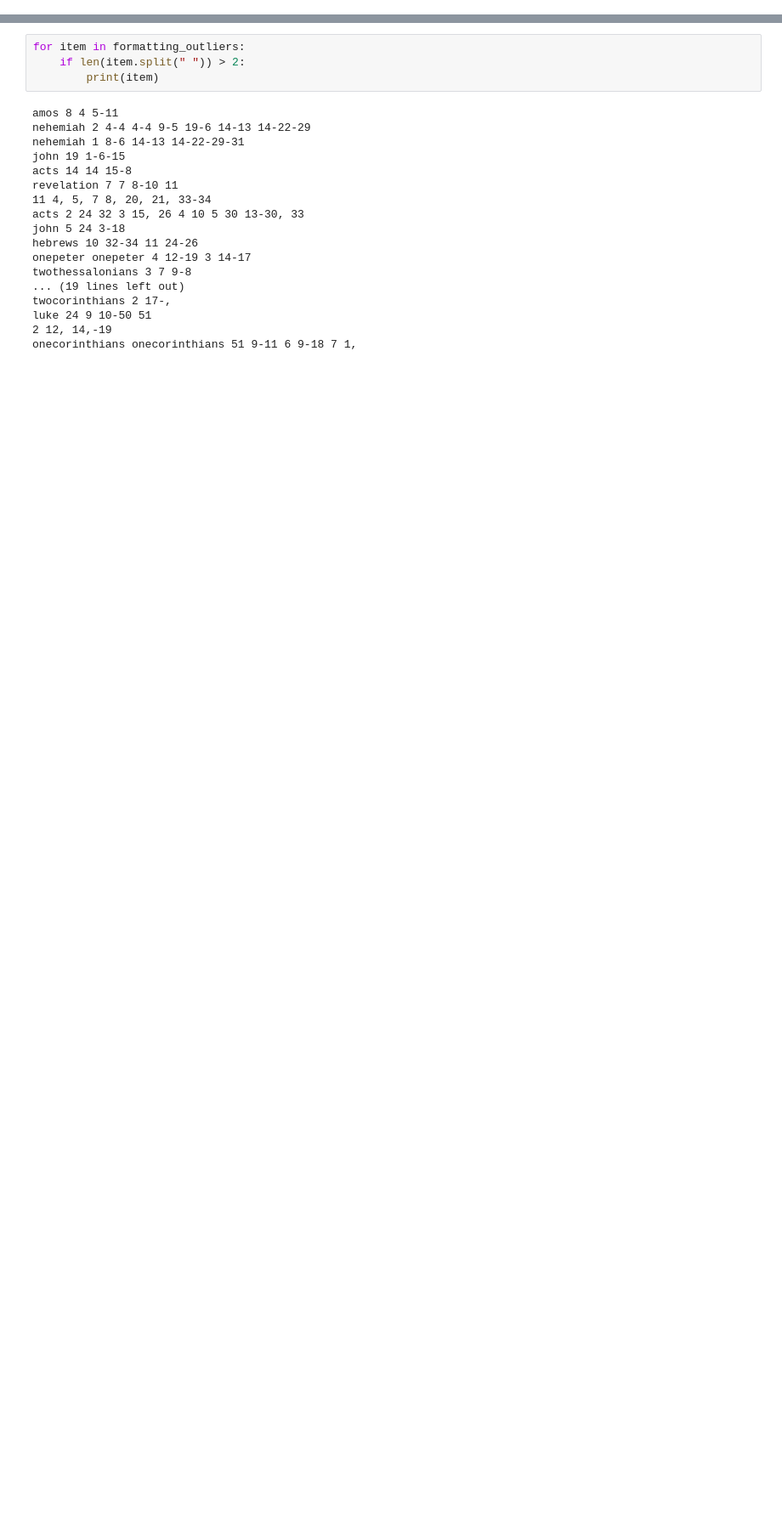
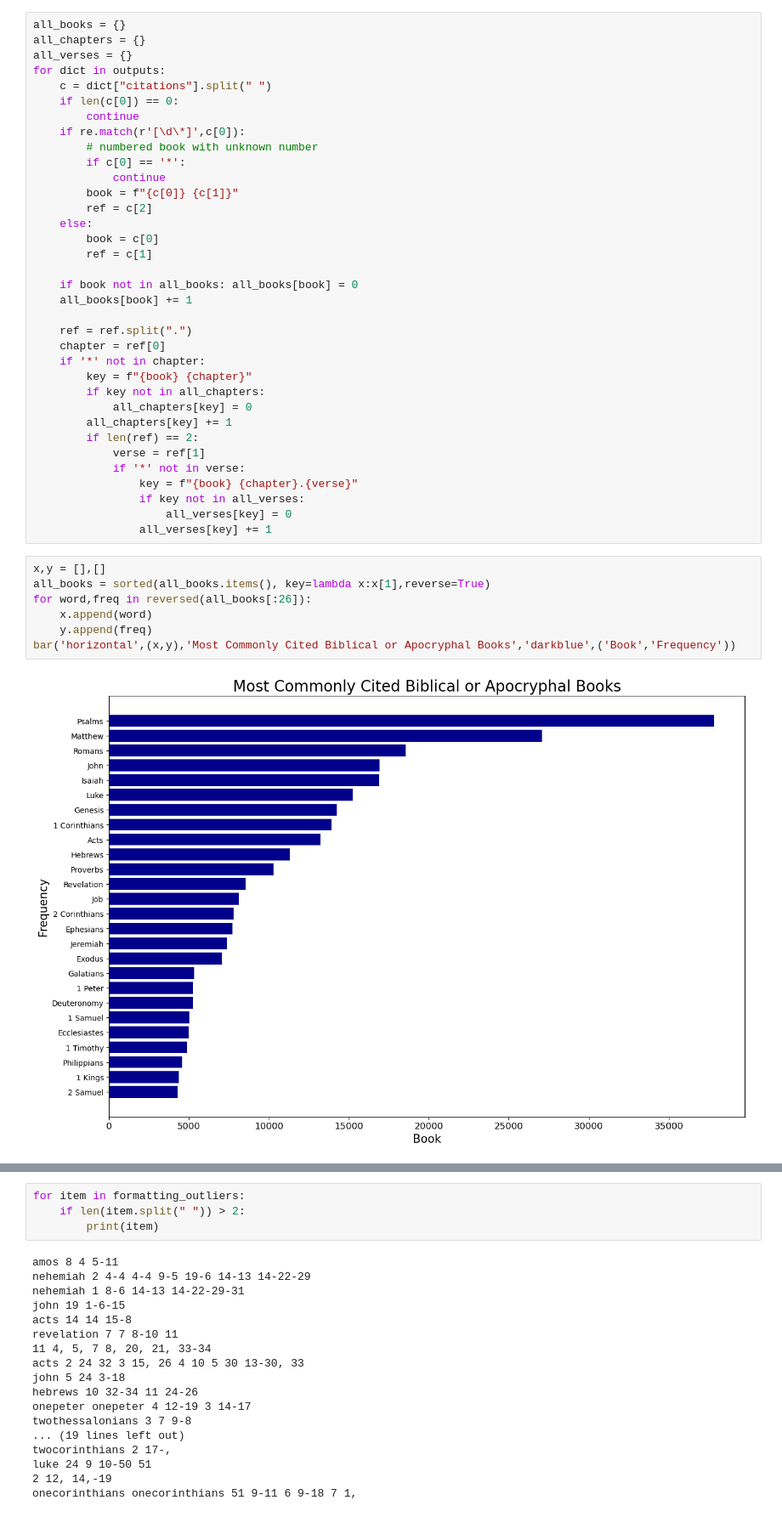
Before and after one commit to amycweng/Early-Modern-Sermons, a Jupyter notebook: notebooks/citations.ipynb, the cells around one changed output, grey strips where cells are left out. Shown at 85% size. Cells and saved outputs as stored; diff of their text form; blank space fills up the shorter version.

Commit message:
statistics and charts

```diff
--- a/notebooks/citations.ipynb
+++ b/notebooks/citations.ipynb
@@ -94,0 +243,44 @@ for dict in outputs:
+# %%
+all_books = {}
+all_chapters = {}
+all_verses = {}
+for dict in outputs:
+    c = dict["citations"].split(" ")
+    if len(c[0]) == 0:
+        continue
+    if re.match(r'[\d\*]',c[0]):
+        # numbered book with unknown number
+        if c[0] == '*':
+            continue
+        book = f"{c[0]} {c[1]}"
+        ref = c[2]
+    else:
+        book = c[0]
+        ref = c[1]
+
+    if book not in all_books: all_books[book] = 0
+    all_books[book] += 1
+
+    ref = ref.split(".")
+    chapter = ref[0]
+    if '*' not in chapter:
+        key = f"{book} {chapter}"
+        if key not in all_chapters:
+            all_chapters[key] = 0
+        all_chapters[key] += 1
+        if len(ref) == 2:
+            verse = ref[1]
+            if '*' not in verse:
+                key = f"{book} {chapter}.{verse}"
+                if key not in all_verses:
+                    all_verses[key] = 0
+                all_verses[key] += 1
+# %%
+x,y = [],[]
+all_books = sorted(all_books.items(), key=lambda x:x[1],reverse=True)
+for word,freq in reversed(all_books[:26]):
+    x.append(word)
+    y.append(freq)
+bar('horizontal',(x,y),'Most Commonly Cited Biblical or Apocryphal Books','darkblue',('Book','Frequency'))
+# %% [output]
+[figure, added]
```
Also changed, not shown: parts of 25 cells of this notebook, 7 other files.
